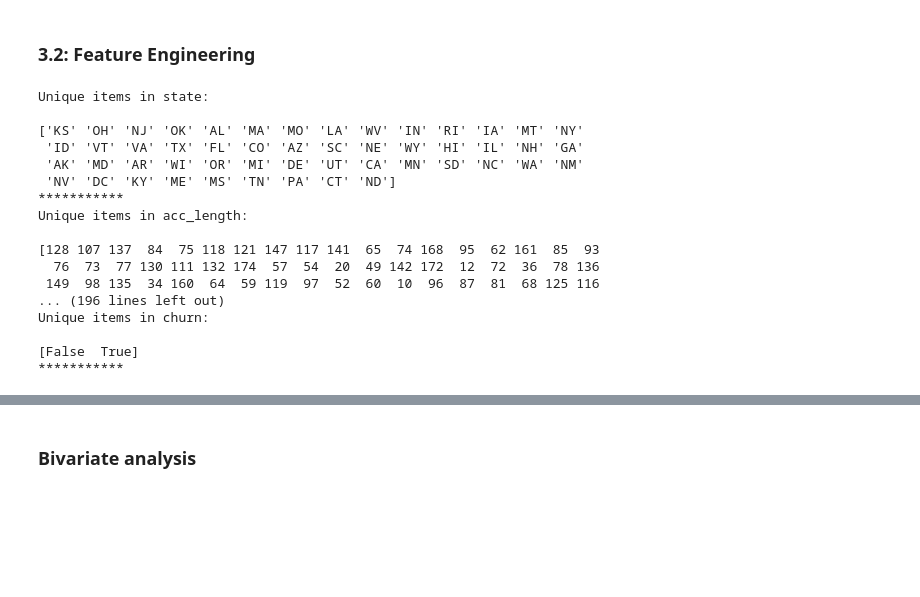
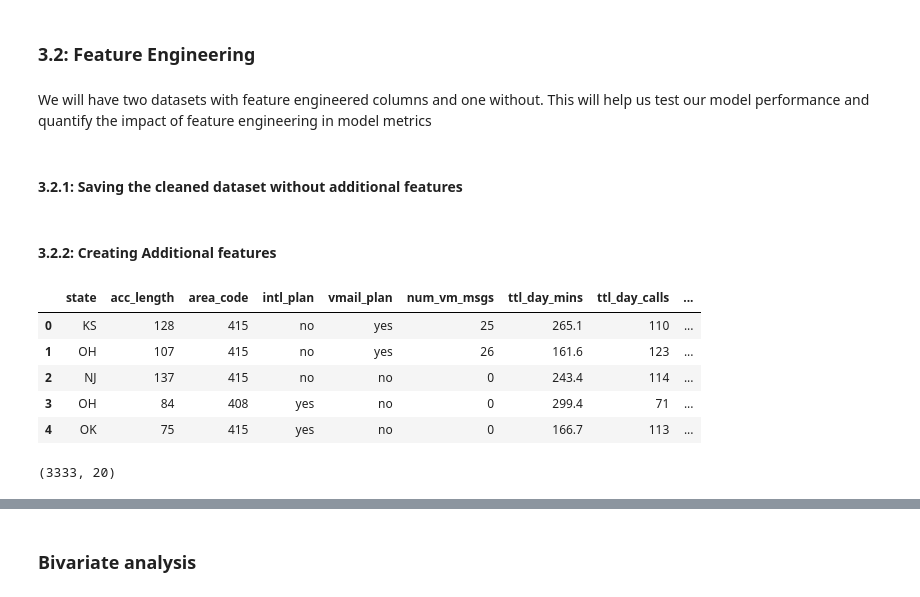
Before and after one commit to C-3DevO/Churn_in_Telecom_phase_3_project, a Jupyter notebook: notebook_001.ipynb, the cells around one changed output, grey strips where cells are left out. Cells and saved outputs as stored; diff of their text form; code cells hidden in the pictures; blank space fills up the shorter version.

Commit message:
Feature Engineering done

```diff
--- a/notebook_001.ipynb
+++ b/notebook_001.ipynb
@@ -336,24 +368,25 @@ df['area_code'] = df['area_code'].astype(str)
+# %% [markdown]
+We will have two datasets with feature engineered columns and one without. This will help us test our model performance and quantify the impact of feature engineering in model metrics
+# %% [markdown]
+#### 3.2.1: Saving the cleaned dataset without additional features
 # %%
-for col in df.columns:
-    print(f"Unique items in {col}:\n")
-    print(df[col].unique())
-    print("***********")
+df.to_csv("cleaned_data/data_cleaned.csv", index=False)
-# %% [output]
-Unique items in state:
-
-['KS' 'OH' 'NJ' 'OK' 'AL' 'MA' 'MO' 'LA' 'WV' 'IN' 'RI' 'IA' 'MT' 'NY'
- 'ID' 'VT' 'VA' 'TX' 'FL' 'CO' 'AZ' 'SC' 'NE' 'WY' 'HI' 'IL' 'NH' 'GA'
- 'AK' 'MD' 'AR' 'WI' 'OR' 'MI' 'DE' 'UT' 'CA' 'MN' 'SD' 'NC' 'WA' 'NM'
- 'NV' 'DC' 'KY' 'ME' 'MS' 'TN' 'PA' 'CT' 'ND']
-***********
-Unique items in acc_length:
-
-[128 107 137  84  75 118 121 147 117 141  65  74 168  95  62 161  85  93
-  76  73  77 130 111 132 174  57  54  20  49 142 172  12  72  36  78 136
- 149  98 135  34 160  64  59 119  97  52  60  10  96  87  81  68 125 116
-... (196 lines left out)
-Unique items in churn:
-
-[False  True]
-***********
+# %% [markdown]
+#### 3.2.2: Creating Additional features
+# %%
+#creating a copy of original dataframe
+df1 = df.copy()
+df1.head()
+# %% [output]
+|  | state | acc_length | area_code | intl_plan | vmail_plan | num_vm_msgs | ttl_day_mins | ttl_day_calls | ... |
+| 0 | KS | 128 | 415 | no | yes | 25 | 265.1 | 110 | ... |
+| 1 | OH | 107 | 415 | no | yes | 26 | 161.6 | 123 | ... |
+| 2 | NJ | 137 | 415 | no | no | 0 | 243.4 | 114 | ... |
+| 3 | OH | 84 | 408 | yes | no | 0 | 299.4 | 71 | ... |
+| 4 | OK | 75 | 415 | yes | no | 0 | 166.7 | 113 | ... |
+# %%
+#checking shape before
+df1.shape
+# %% [output]
+(3333, 20)
 # %%
```
Also changed, not shown: parts of 15 cells of this notebook, 2 other files.
